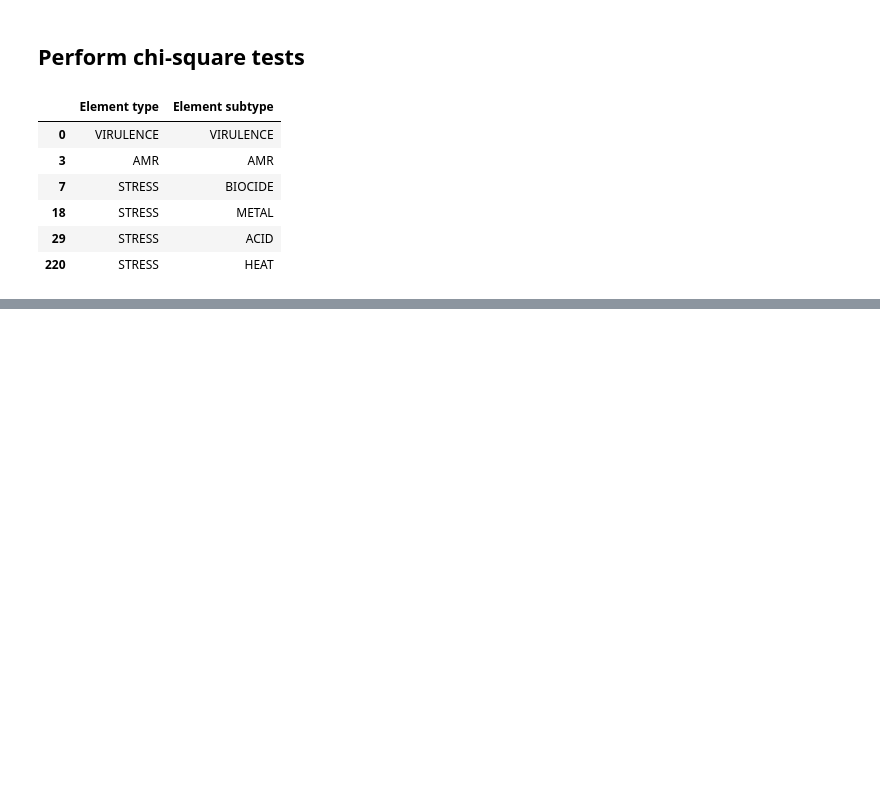
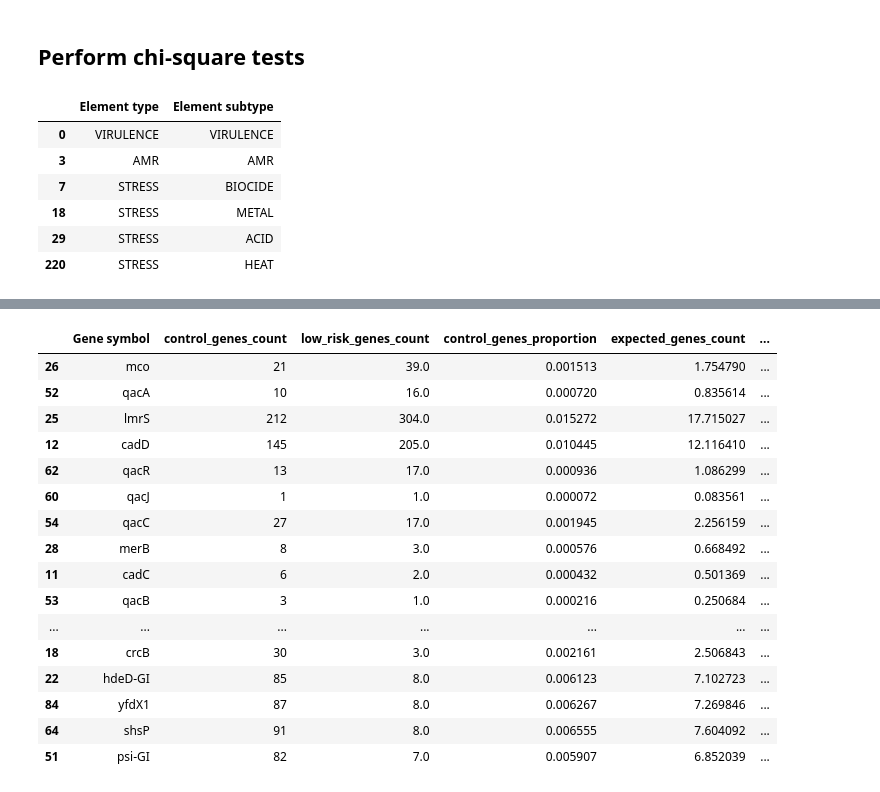
Before and after one commit to ryashpal/EHR-Int-Analysis, a Jupyter notebook: notebooks/visuals_for_publication/statistical_analysis_amr_lowrisk.ipynb, the cells around one changed output, grey strips where cells are left out. Drawn from its saved outputs; the diff is of its cells as text; code cells hidden in the pictures; blank space fills up the shorter version.

```diff
--- a/notebooks/visuals_for_publication/statistical_analysis_amr_lowrisk.ipynb
+++ b/notebooks/visuals_for_publication/statistical_analysis_amr_lowrisk.ipynb
@@ -213,0 +214,3 @@ Power_divergenceResult(statistic=9503.730140594736, pvalue=0.0)
+# %%
+mergedGenecountsDf['percentage_difference'] = (mergedGenecountsDf.expected_genes_count - mergedGenecountsDf.low_risk_genes_count)/mergedGenecountsDf.expected_genes_count * 100
+mergedGenecountsDf
@@ -213,0 +231,20 @@ Power_divergenceResult(statistic=9503.730140594736, pvalue=0.0)
+# %%
+mergedGenecountsDf.sort_values(by=['percentage_difference'])[:20]
+# %% [output]
+|  | Gene symbol | control_genes_count | low_risk_genes_count | control_genes_proportion | expected_genes_count | ... |
+| 26 | mco | 21 | 39.0 | 0.001513 | 1.754790 | ... |
+| 52 | qacA | 10 | 16.0 | 0.000720 | 0.835614 | ... |
+| 25 | lmrS | 212 | 304.0 | 0.015272 | 17.715027 | ... |
+| 12 | cadD | 145 | 205.0 | 0.010445 | 12.116410 | ... |
+| 62 | qacR | 13 | 17.0 | 0.000936 | 1.086299 | ... |
+| 60 | qacJ | 1 | 1.0 | 0.000072 | 0.083561 | ... |
+| 54 | qacC | 27 | 17.0 | 0.001945 | 2.256159 | ... |
+| 28 | merB | 8 | 3.0 | 0.000576 | 0.668492 | ... |
+| 11 | cadC | 6 | 2.0 | 0.000432 | 0.501369 | ... |
+| 53 | qacB | 3 | 1.0 | 0.000216 | 0.250684 | ... |
+| ... | ... | ... | ... | ... | ... | ... |
+| 18 | crcB | 30 | 3.0 | 0.002161 | 2.506843 | ... |
+| 22 | hdeD-GI | 85 | 8.0 | 0.006123 | 7.102723 | ... |
+| 84 | yfdX1 | 87 | 8.0 | 0.006267 | 7.269846 | ... |
+| 64 | shsP | 91 | 8.0 | 0.006555 | 7.604092 | ... |
+| 51 | psi-GI | 82 | 7.0 | 0.005907 | 6.852039 | ... |
```
Also changed, not shown: parts of 5 cells of this notebook, 1 other file.
